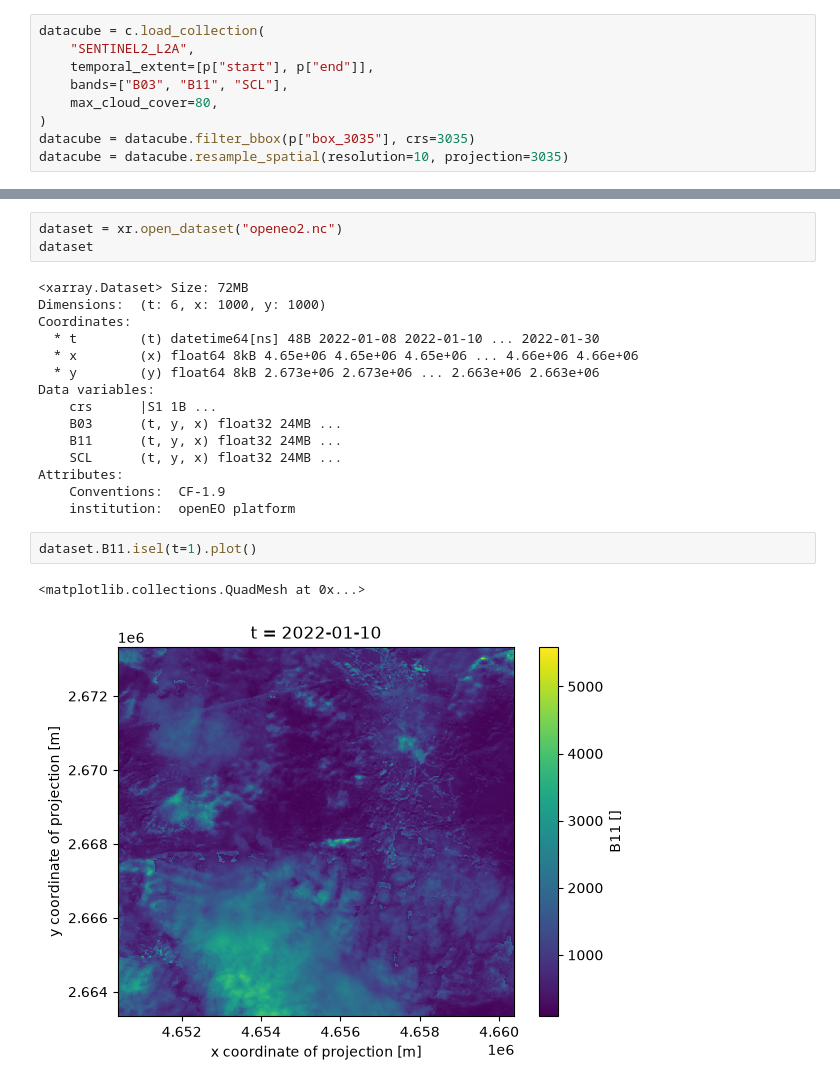
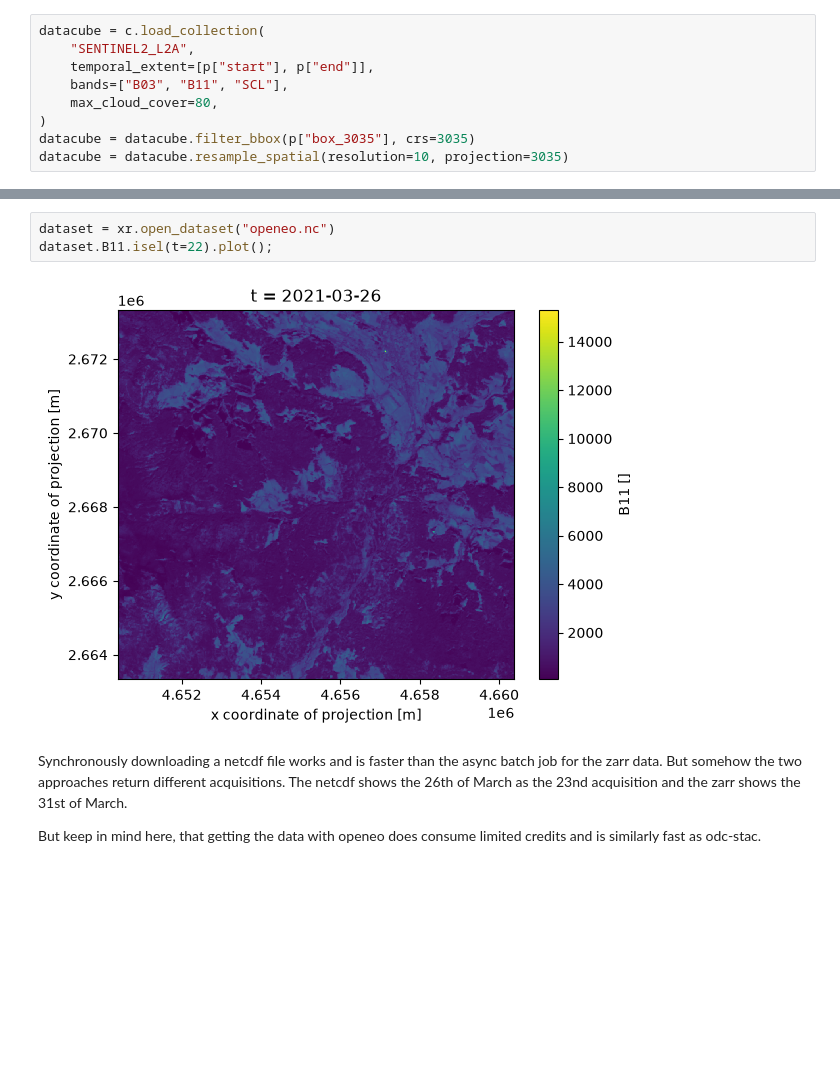
Before and after one commit to jonasViehweger/s2-time-series-access, a Jupyter notebook: openeo-nb/index.ipynb, the cells around one changed output, grey strips where cells are left out. Cells and saved outputs as stored; diff of their text form; blank space fills up the shorter version.

```diff
--- a/openeo-nb/index.ipynb
+++ b/openeo-nb/index.ipynb
@@ -27,23 +74,9 @@ datacube.download("openeo.nc")
 # %%
-dataset = xr.open_dataset("openeo2.nc")
-dataset
+dataset = xr.open_dataset("openeo.nc")
+dataset.B11.isel(t=22).plot();
 # %% [output]
-<xarray.Dataset> Size: 72MB
-Dimensions:  (t: 6, x: 1000, y: 1000)
-Coordinates:
-  * t        (t) datetime64[ns] 48B 2022-01-08 2022-01-10 ... 2022-01-30
-  * x        (x) float64 8kB 4.65e+06 4.65e+06 4.65e+06 ... 4.66e+06 4.66e+06
-  * y        (y) float64 8kB 2.673e+06 2.673e+06 ... 2.663e+06 2.663e+06
-Data variables:
-    crs      |S1 1B ...
-    B03      (t, y, x) float32 24MB ...
-    B11      (t, y, x) float32 24MB ...
-    SCL      (t, y, x) float32 24MB ...
-Attributes:
-    Conventions:  CF-1.9
-    institution:  openEO platform
+[figure, added]
-# %%
-dataset.B11.isel(t=1).plot()
-# %% [output]
-<matplotlib.collections.QuadMesh at 0x...>
-[figure, removed]
+# %% [markdown]
+Synchronously downloading a netcdf file works and is faster than the async batch job for the zarr data. But somehow the two approaches return different acquisitions. The netcdf shows the 26th of March as the 23nd acquisition and the zarr shows the 31st of March.
+
+But keep in mind here, that getting the data with openeo does consume limited credits and is similarly fast as odc-stac.
```
Also changed, not shown: parts of 9 cells of this notebook, 8 other files.
